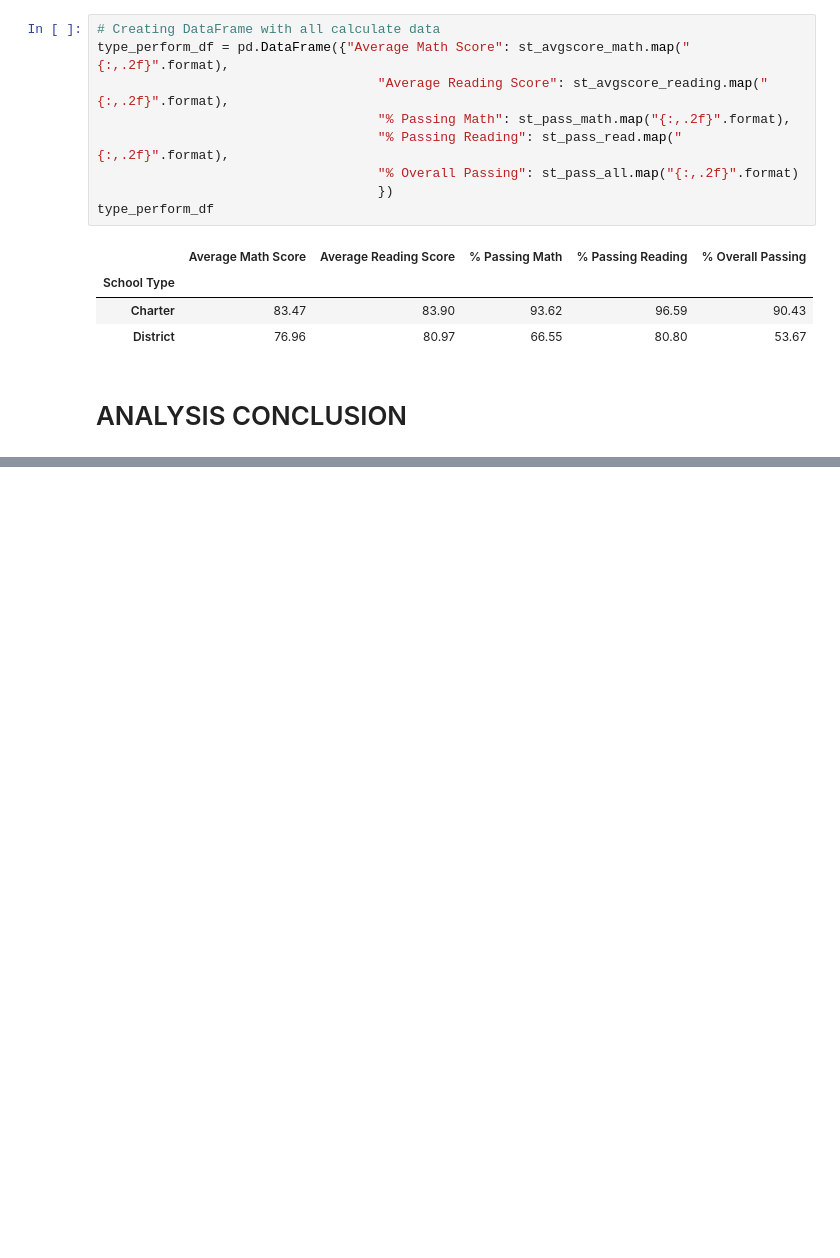
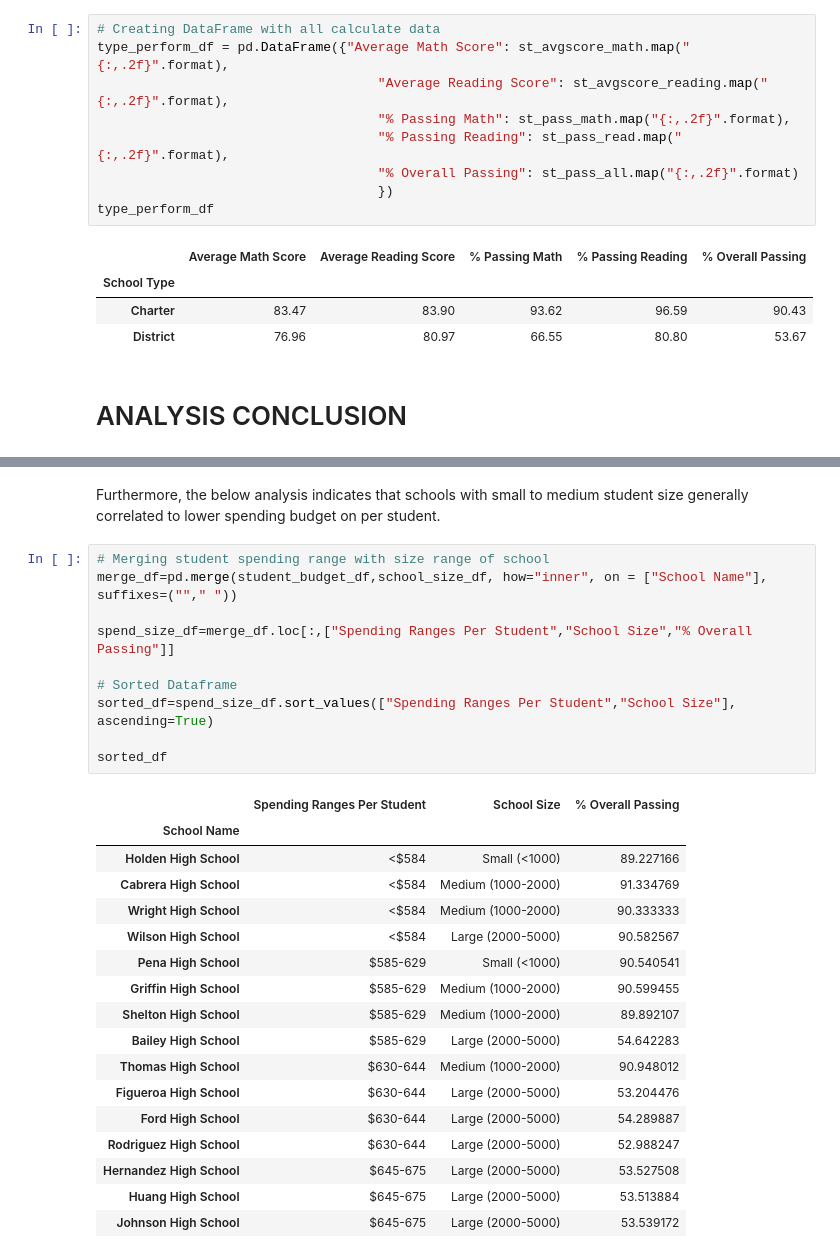
Before and after one commit to thienangiao/pandas-challenge, a Jupyter notebook: PyCitySchools/PyCitySchools.ipynb, the cells around one changed output, grey strips where cells are left out. Cells and saved outputs as stored; diff of their text form; blank space fills up the shorter version.

```diff
--- a/PyCitySchools/PyCitySchools.ipynb
+++ b/PyCitySchools/PyCitySchools.ipynb
@@ -359,0 +381,30 @@ type_perform_df
+# %% [markdown]
+Furthermore, the below analysis indicates that schools with small to medium student size generally correlated to lower spending budget on per student.
+# %%
+# Merging student spending range with size range of school
+merge_df=pd.merge(student_budget_df,school_size_df, how="inner", on = ["School Name"], suffixes=(""," "))
+
+spend_size_df=merge_df.loc[:,["Spending Ranges Per Student","School Size","% Overall Passing"]]
+
+# Sorted Dataframe
+sorted_df=spend_size_df.sort_values(["Spending Ranges Per Student","School Size"], ascending=True)
+
+sorted_df
+# %% [output]
+|  | Spending Ranges Per Student | School Size | % Overall Passing |
+| School Name |  |  |  |
+| Holden High School | <$584 | Small (<1000) | 89.227166 |
+| Cabrera High School | <$584 | Medium (1000-2000) | 91.334769 |
+| Wright High School | <$584 | Medium (1000-2000) | 90.333333 |
+| Wilson High School | <$584 | Large (2000-5000) | 90.582567 |
+| Pena High School | $585-629 | Small (<1000) | 90.540541 |
+| Griffin High School | $585-629 | Medium (1000-2000) | 90.599455 |
+| Shelton High School | $585-629 | Medium (1000-2000) | 89.892107 |
+| Bailey High School | $585-629 | Large (2000-5000) | 54.642283 |
+| Thomas High School | $630-644 | Medium (1000-2000) | 90.948012 |
+| Figueroa High School | $630-644 | Large (2000-5000) | 53.204476 |
+| Ford High School | $630-644 | Large (2000-5000) | 54.289887 |
+| Rodriguez High School | $630-644 | Large (2000-5000) | 52.988247 |
+| Hernandez High School | $645-675 | Large (2000-5000) | 53.527508 |
+| Huang High School | $645-675 | Large (2000-5000) | 53.513884 |
+| Johnson High School | $645-675 | Large (2000-5000) | 53.539172 |
```
Also changed, not shown: parts of 7 cells of this notebook.
